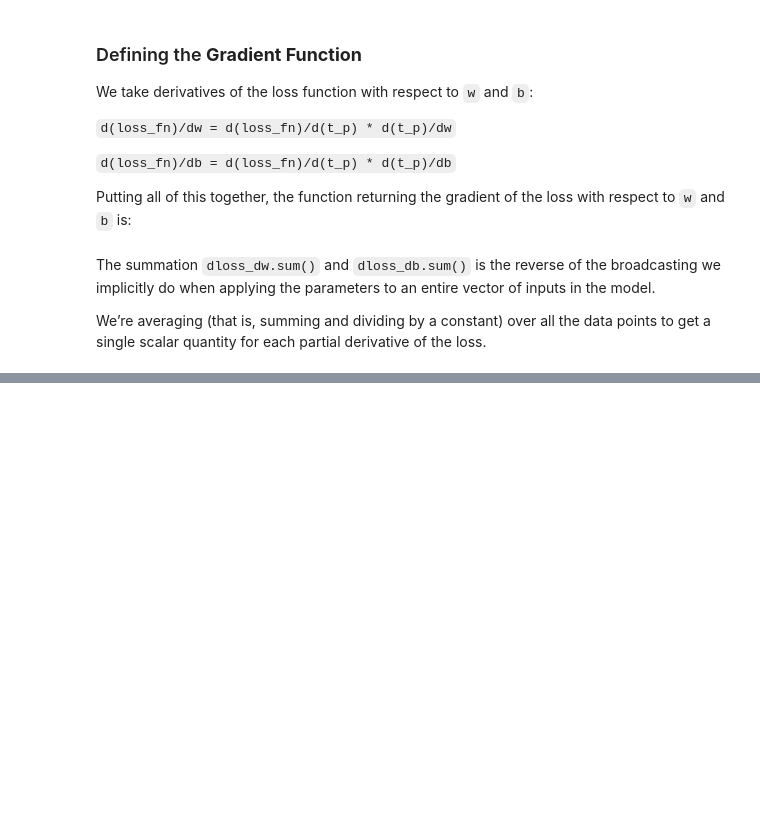
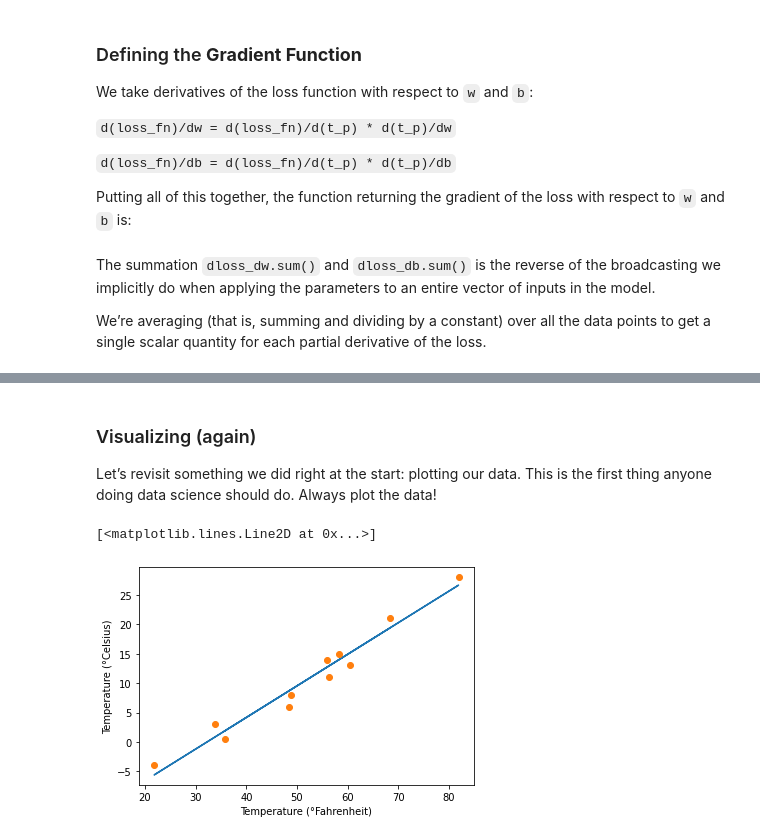
Before and after one commit to prat8897/DL-PyTorch, a Jupyter notebook: Chapter5.ipynb, the cells around one changed output, grey strips where cells are left out. Cells and saved outputs as stored; diff of their text form; code cells hidden in the pictures; blank space fills up the shorter version.

```diff
--- a/Chapter5.ipynb
+++ b/Chapter5.ipynb
@@ -219,0 +231,21 @@ We’re averaging (that is, summing and dividing by a constant) over all the dat
+# %%
+def training_loop(n_epochs, learning_rate, params, t_u, t_c, print_params=True):
+  for epoch in range(1, n_epochs + 1):
+    w, b = params
+    t_p = model(t_u, w, b) #Forward Pass
+    loss = loss_fn(t_p, t_c)
+    grad = grad_fn(t_u, t_c, t_p, w, b) #Backward Pass
+    params = params - learning_rate * grad
+
+    if epoch in {1, 2, 3, 10, 11, 99, 100, 4000, 5000}:  # verbose printing
+            print('Epoch %d, Loss %f' % (epoch, float(loss)))
+            if print_params:
+                print('    Params:', params)
+                print('    Grad:  ', grad)
+    if epoch in {4, 12, 101}:
+        print('...')
+
+    if not torch.isfinite(loss).all():
+        break  # end of verbose printing
+
+  return params
@@ -219,0 +320,2 @@ We’re averaging (that is, summing and dividing by a constant) over all the dat
+# %%
+t_un = 0.1 * t_u
@@ -219,0 +356,8 @@ We’re averaging (that is, summing and dividing by a constant) over all the dat
+# %%
+params = training_loop(
+  n_epochs = 5000,
+  learning_rate = 1e-2,
+  params = torch.tensor([1.0, 0.0]),
+  t_u = t_un,
+  t_c = t_c,
+  print_params = False)
@@ -219,0 +381,16 @@ We’re averaging (that is, summing and dividing by a constant) over all the dat
+# %% [markdown]
+### Visualizing (again)
+
+Let’s revisit something we did right at the start: plotting our data. This is the first thing anyone doing data science should do. Always plot the data!
+# %%
+%matplotlib inline
+from matplotlib import pyplot as plt
+t_p = model(t_un, *params)
+#fig = plt.figure(dpi=600)
+plt.xlabel("Temperature (°Fahrenheit)")
+plt.ylabel("Temperature (°Celsius)")
+plt.plot(t_u.numpy(), t_p.detach().numpy())
+plt.plot(t_u.numpy(), t_c.numpy(), 'o')
+# %% [output]
+[<matplotlib.lines.Line2D at 0x...>]
+[figure, added]
```
Also changed, not shown: parts of 16 cells of this notebook.
